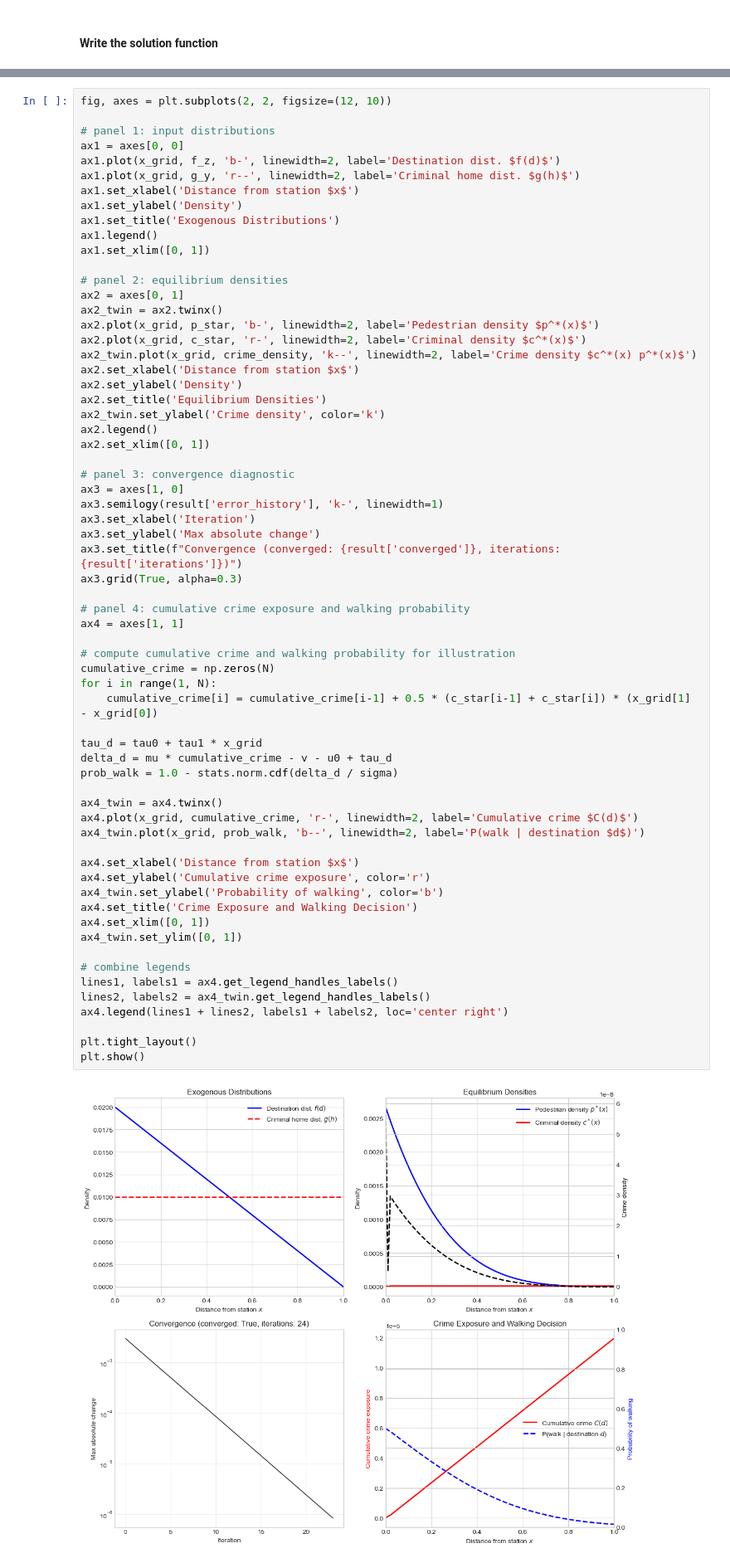
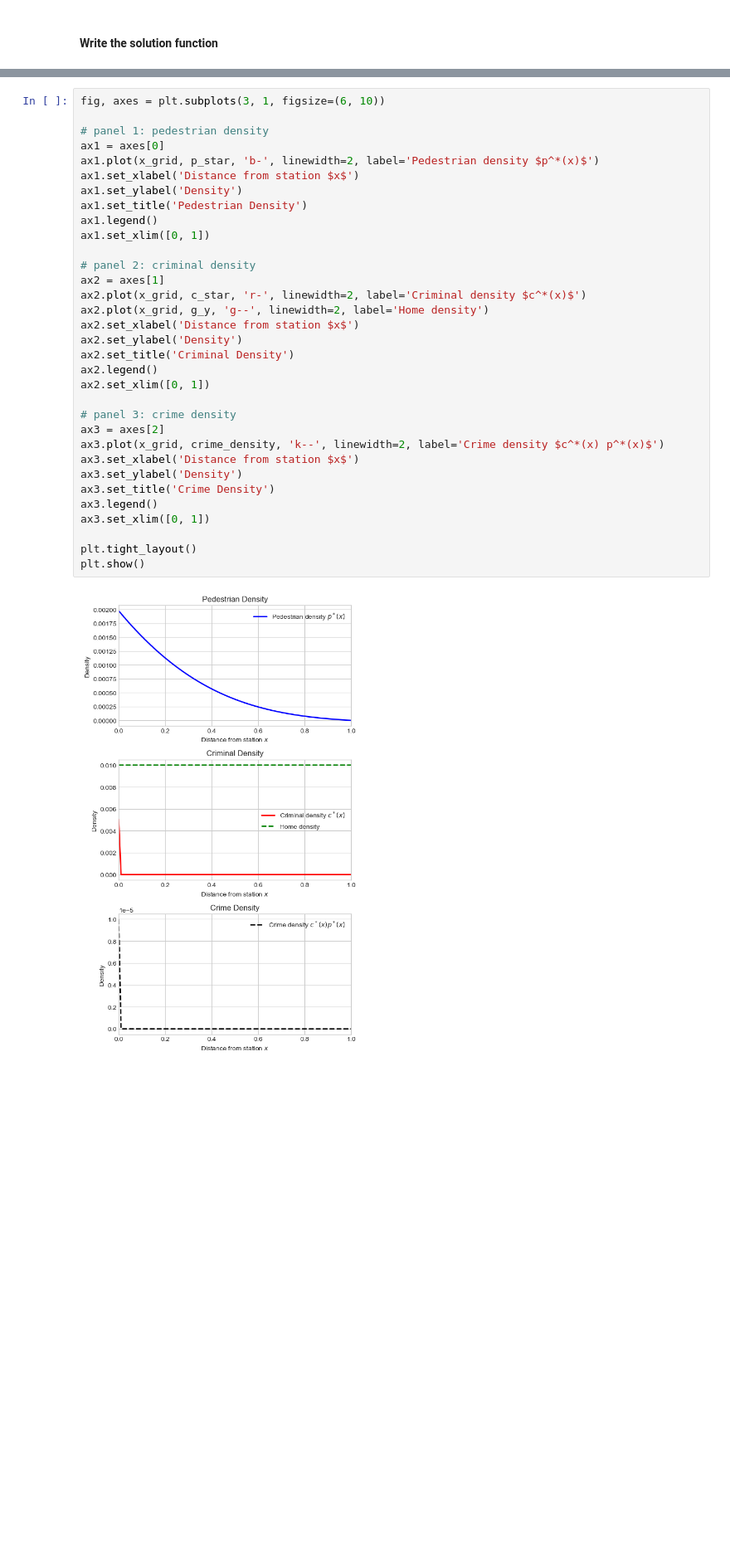
Before and after one commit to jacobmcl7/crime-and-night-tubes, a Jupyter notebook: Code/spatial_friction_model.ipynb, the cells around one changed output, grey strips where cells are left out. Shown at 83% size. Cells and saved outputs as stored; diff of their text form; blank space fills up the shorter version.

```diff
--- a/Code/spatial_friction_model.ipynb
+++ b/Code/spatial_friction_model.ipynb
@@ -313,67 +352,36 @@ Iteration   23: max error = 8.37e-07
 Converged after 24 iterations
 # %%
-fig, axes = plt.subplots(2, 2, figsize=(12, 10))
+fig, axes = plt.subplots(3, 1, figsize=(6, 10))
 
-# panel 1: input distributions
-ax1 = axes[0, 0]
-ax1.plot(x_grid, f_z, 'b-', linewidth=2, label='Destination dist. $f(d)$')
-ax1.plot(x_grid, g_y, 'r--', linewidth=2, label='Criminal home dist. $g(h)$')
+# panel 1: pedestrian density
+ax1 = axes[0]
+ax1.plot(x_grid, p_star, 'b-', linewidth=2, label='Pedestrian density $p^*(x)$')
 ax1.set_xlabel('Distance from station $x$')
 ax1.set_ylabel('Density')
-ax1.set_title('Exogenous Distributions')
+ax1.set_title('Pedestrian Density')
 ax1.legend()
 ax1.set_xlim([0, 1])
 
-# panel 2: equilibrium densities
-ax2 = axes[0, 1]
-ax2_twin = ax2.twinx()
-ax2.plot(x_grid, p_star, 'b-', linewidth=2, label='Pedestrian density $p^*(x)$')
+# panel 2: criminal density
+ax2 = axes[1]
 ax2.plot(x_grid, c_star, 'r-', linewidth=2, label='Criminal density $c^*(x)$')
-ax2_twin.plot(x_grid, crime_density, 'k--', linewidth=2, label='Crime density $c^*(x) p^*(x)$')
+ax2.plot(x_grid, g_y, 'g--', linewidth=2, label='Home density')
 ax2.set_xlabel('Distance from station $x$')
 ax2.set_ylabel('Density')
-ax2.set_title('Equilibrium Densities')
-ax2_twin.set_ylabel('Crime density', color='k')
+ax2.set_title('Criminal Density')
 ax2.legend()
 ax2.set_xlim([0, 1])
 
-# panel 3: convergence diagnostic
-ax3 = axes[1, 0]
-ax3.semilogy(result['error_history'], 'k-', linewidth=1)
-ax3.set_xlabel('Iteration')
-ax3.set_ylabel('Max absolute change')
-ax3.set_title(f"Convergence (converged: {result['converged']}, iterations: {result['iterations']})")
-ax3.grid(True, alpha=0.3)
-
-# panel 4: cumulative crime exposure and walking probability
-ax4 = axes[1, 1]
-
-# compute cumulative crime and walking probability for illustration
-cumulative_crime = np.zeros(N)
-for i in range(1, N):
-    cumulative_crime[i] = cumulative_crime[i-1] + 0.5 * (c_star[i-1] + c_star[i]) * (x_grid[1] - x_grid[0])
-
-tau_d = tau0 + tau1 * x_grid
-delta_d = mu * cumulative_crime - v - u0 + tau_d
-prob_walk = 1.0 - stats.norm.cdf(delta_d / sigma)
-
-ax4_twin = ax4.twinx()
-ax4.plot(x_grid, cumulative_crime, 'r-', linewidth=2, label='Cumulative crime $C(d)$')
-ax4_twin.plot(x_grid, prob_walk, 'b--', linewidth=2, label='P(walk | destination $d$)')
-
-ax4.set_xlabel('Distance from station $x$')
-ax4.set_ylabel('Cumulative crime exposure', color='r')
-ax4_twin.set_ylabel('Probability of walking', color='b')
-ax4.set_title('Crime Exposure and Walking Decision')
-ax4.set_xlim([0, 1])
-ax4_twin.set_ylim([0, 1])
-
-# combine legends
-lines1, labels1 = ax4.get_legend_handles_labels()
-lines2, labels2 = ax4_twin.get_legend_handles_labels()
-ax4.legend(lines1 + lines2, labels1 + labels2, loc='center right')
+# panel 3: crime density
+ax3 = axes[2]
+ax3.plot(x_grid, crime_density, 'k--', linewidth=2, label='Crime density $c^*(x) p^*(x)$')
+ax3.set_xlabel('Distance from station $x$')
+ax3.set_ylabel('Density')
+ax3.set_title('Crime Density')
+ax3.legend()
+ax3.set_xlim([0, 1])
 
 plt.tight_layout()
 plt.show()
 # %% [output]
-[figure, old version]
+[figure, new version]
```
Also changed, not shown: parts of 6 cells of this notebook.
